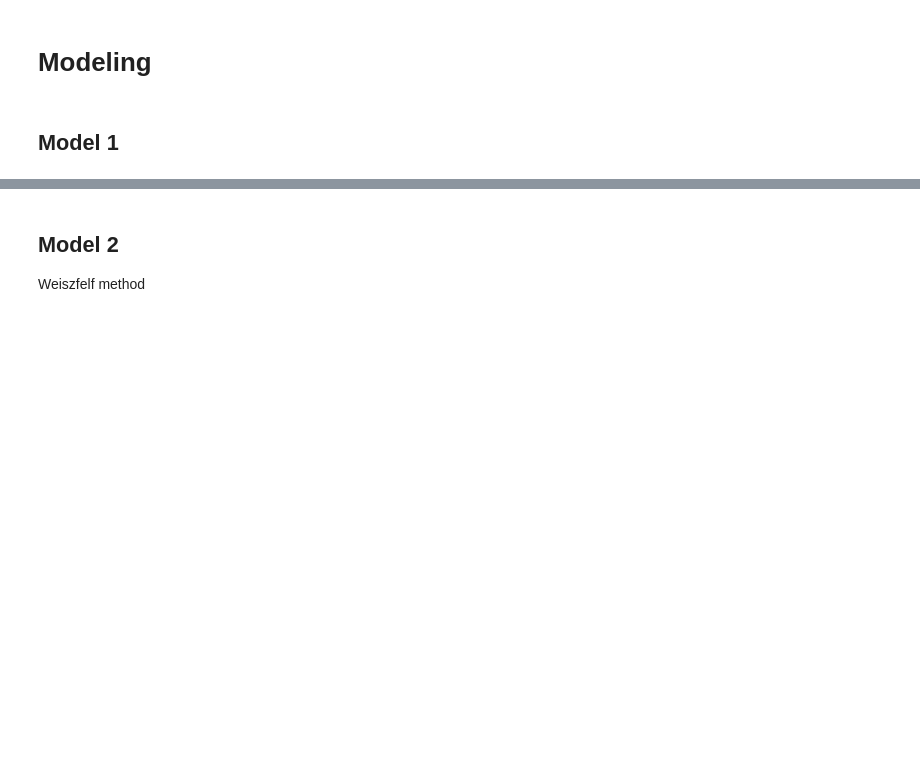
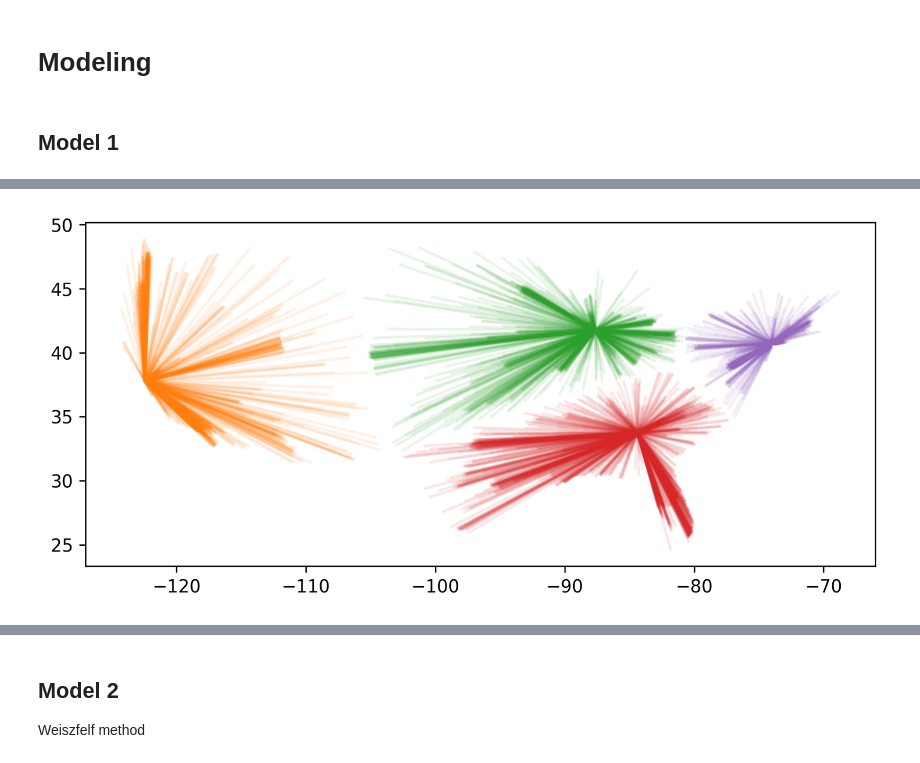
Before and after one commit to tanmoyie/facility-location, a Jupyter notebook: facility_location_demo.ipynb, the cells around one changed output, grey strips where cells are left out. Drawn from its saved outputs; the diff is of its cells as text; code cells hidden in the pictures; blank space fills up the shorter version.

```diff
--- a/facility_location_demo.ipynb
+++ b/facility_location_demo.ipynb
@@ -121,0 +206,20 @@ AttributeError: 'gurobipy.Model' object has no attribute 'log'
+# %%
+import matplotlib.pyplot as plt
+from matplotlib import collections as mc
+coords = []
+# plot the line segments, indicent points, and base station points of the final network
+fig, ax = plt.subplots(figsize=(8, 3.5), dpi=300)
+unique_stations = assignment['facility no.'].unique()
+for ust in range(len(unique_stations)):
+    d1 = assignment.loc[assignment['facility no.'] == unique_stations[ust]].reset_index()
+    new_list = []
+    for r in range(d1.shape[0]):
+        new_list.append([(d1.c_longitude[r], d1.c_latitude[r]), (d1.f_longitude[r], d1.f_latitude[r])])
+    lc = mc.LineCollection(new_list, colors= f'C{ust + 1}', alpha=.1)  # alpha = (ust/len(unique_stations)), colors=ust,
+    ax.add_collection(lc)
+    ax.autoscale()
+    #plt.axis('off')
+plt.show()
+fig.savefig('Outputs/network2.png') # , transparent=True
+# %% [output]
+[figure, added]
```
Also changed, not shown: parts of 18 cells of this notebook, 11 other files.
